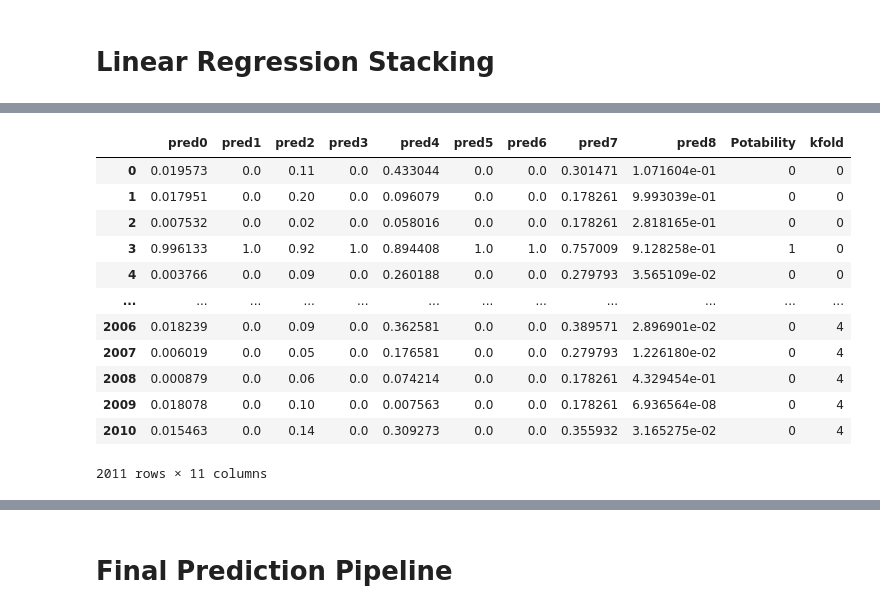
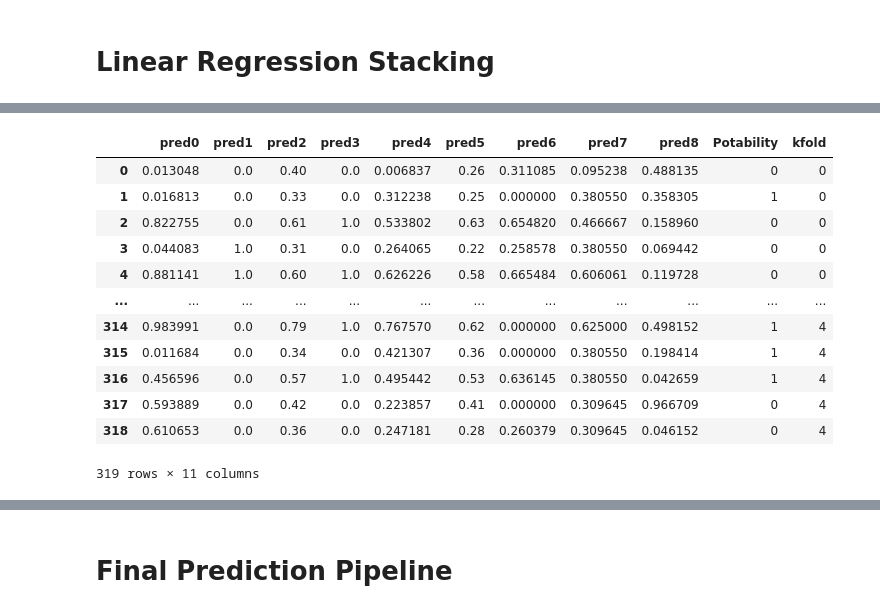
Before and after one commit to NouamaneTazi/ml_project_example, a Jupyter notebook: notebooks/Ensembling.ipynb, the cells around one changed output, grey strips where cells are left out. Drawn from its saved outputs; the diff is of its cells as text; code cells hidden in the pictures.

```diff
--- a/notebooks/Ensembling.ipynb
+++ b/notebooks/Ensembling.ipynb
@@ -65,7 +70,7 @@ df
 # Loading best learners
 # %%
 pd.options.display.max_colwidth = 100
-leaderboard = pd.read_csv('predictions/results_all_models.csv')
+leaderboard = pd.read_csv(path_best_models)
 leaderboard = leaderboard.sort_values('f1_score', ascending=False)
 leaderboard.head(10)
 # %% [output]
@@ -176,0 +152,12 @@ X.shape
+# %%
+df_2 = pd.read_csv(path_test)
+
+df_f_train, df_f_test = train_test_split(df_2, test_size=0.2, stratify=df_2["Potability"], random_state=42)
+X_f_train = df_f_train.drop(["Potability"], axis=1, errors='ignore').values
+y_f_train = df_f_train.Potability.values
+X_f_test = df_f_test.drop(["Potability"], axis=1, errors='ignore').values
+y_f_test = df_f_test.Potability.values
+
+df_pred_train = pd.DataFrame()
+df_pred_test = pd.DataFrame()
+X_f_train.shape
@@ -177,12 +166,15 @@ X.shape
 # %%
 for i, (pre_pipeline, model) in enumerate(learners):
-    X_processed, y_processed = pre_pipeline.transform(X, y) # TODO: case where we have different X_processed shapes
+    X_train_processed, y_train_processed = pre_pipeline.transform(X_f_train, y_f_train) # TODO: case where we have different X_processed shapes
+    X_test_processed, y_test_processed = pre_pipeline.transform(X_f_test, y_f_test)
     try:
-        pred = model.predict_proba(X_processed)
+        pred_train = model.predict_proba(X_train_processed)
+        pred_test = model.predict_proba(X_test_processed)
     except:
         print(f"error: {model.__class__}")
         continue
 
-    print(pred.shape)
-    df_1[f'pred{i}'] = pred[:,1]
+    print(pred_train.shape)
+    df_pred_train[f'pred{i}'] = pred_train[:,1]
+    df_pred_test[f'pred{i}'] = pred_test[:,1]
 # %% [output]
@@ -227,0 +206,4 @@ df_1.describe()
+# %%
+df_pred_train['Potability'] = y_train_processed
+df_pred_test['Potability'] = y_test_processed
+df_pred_train
@@ -228,25 +224,26 @@ df_1.describe()
 # %%
 # create 5 folds
 from sklearn.model_selection import StratifiedKFold
-df_1.loc[:, "kfold"] = -1
+
+df_pred_train.loc[:, "kfold"] = -1
 kf = StratifiedKFold(n_splits=5)
-for f, (t_, v_) in enumerate(kf.split(X=df_1, y=df_1['Potability'])):
-    df_1.loc[v_, 'kfold'] = f
-df_1
+for f, (t_, v_) in enumerate(kf.split(X=df_pred_train, y=df_pred_train['Potability'])):
+    df_pred_train.loc[v_, 'kfold'] = f
+df_pred_train
 # %% [output]
 |  | pred0 | pred1 | pred2 | pred3 | pred4 | pred5 | pred6 | pred7 | pred8 | Potability | kfold |
-| 0 | 0.019573 | 0.0 | 0.11 | 0.0 | 0.433044 | 0.0 | 0.0 | 0.301471 | 1.071604e-01 | 0 | 0 |
-| 1 | 0.017951 | 0.0 | 0.20 | 0.0 | 0.096079 | 0.0 | 0.0 | 0.178261 | 9.993039e-01 | 0 | 0 |
-| 2 | 0.007532 | 0.0 | 0.02 | 0.0 | 0.058016 | 0.0 | 0.0 | 0.178261 | 2.818165e-01 | 0 | 0 |
-| 3 | 0.996133 | 1.0 | 0.92 | 1.0 | 0.894408 | 1.0 | 1.0 | 0.757009 | 9.128258e-01 | 1 | 0 |
-| 4 | 0.003766 | 0.0 | 0.09 | 0.0 | 0.260188 | 0.0 | 0.0 | 0.279793 | 3.565109e-02 | 0 | 0 |
+| 0 | 0.013048 | 0.0 | 0.40 | 0.0 | 0.006837 | 0.26 | 0.311085 | 0.095238 | 0.488135 | 0 | 0 |
+| 1 | 0.016813 | 0.0 | 0.33 | 0.0 | 0.312238 | 0.25 | 0.000000 | 0.380550 | 0.358305 | 1 | 0 |
+| 2 | 0.822755 | 0.0 | 0.61 | 1.0 | 0.533802 | 0.63 | 0.654820 | 0.466667 | 0.158960 | 0 | 0 |
+| 3 | 0.044083 | 1.0 | 0.31 | 0.0 | 0.264065 | 0.22 | 0.258578 | 0.380550 | 0.069442 | 0 | 0 |
+| 4 | 0.881141 | 1.0 | 0.60 | 1.0 | 0.626226 | 0.58 | 0.665484 | 0.606061 | 0.119728 | 0 | 0 |
 | ... | ... | ... | ... | ... | ... | ... | ... | ... | ... | ... | ... |
-| 2006 | 0.018239 | 0.0 | 0.09 | 0.0 | 0.362581 | 0.0 | 0.0 | 0.389571 | 2.896901e-02 | 0 | 4 |
-| 2007 | 0.006019 | 0.0 | 0.05 | 0.0 | 0.176581 | 0.0 | 0.0 | 0.279793 | 1.226180e-02 | 0 | 4 |
-| 2008 | 0.000879 | 0.0 | 0.06 | 0.0 | 0.074214 | 0.0 | 0.0 | 0.178261 | 4.329454e-01 | 0 | 4 |
-| 2009 | 0.018078 | 0.0 | 0.10 | 0.0 | 0.007563 | 0.0 | 0.0 | 0.178261 | 6.936564e-08 | 0 | 4 |
-| 2010 | 0.015463 | 0.0 | 0.14 | 0.0 | 0.309273 | 0.0 | 0.0 | 0.355932 | 3.165275e-02 | 0 | 4 |
+| 314 | 0.983991 | 0.0 | 0.79 | 1.0 | 0.767570 | 0.62 | 0.000000 | 0.625000 | 0.498152 | 1 | 4 |
+| 315 | 0.011684 | 0.0 | 0.34 | 0.0 | 0.421307 | 0.36 | 0.000000 | 0.380550 | 0.198414 | 1 | 4 |
+| 316 | 0.456596 | 0.0 | 0.57 | 1.0 | 0.495442 | 0.53 | 0.636145 | 0.380550 | 0.042659 | 1 | 4 |
+| 317 | 0.593889 | 0.0 | 0.42 | 0.0 | 0.223857 | 0.41 | 0.000000 | 0.309645 | 0.966709 | 0 | 4 |
+| 318 | 0.610653 | 0.0 | 0.36 | 0.0 | 0.247181 | 0.28 | 0.260379 | 0.309645 | 0.046152 | 0 | 4 |
-2011 rows × 11 columns
+319 rows × 11 columns
 # %%
 # fit linear regression on preds
 from sklearn.linear_model import LinearRegression
```
Also changed, not shown: parts of 26 cells of this notebook, 3 other files.
